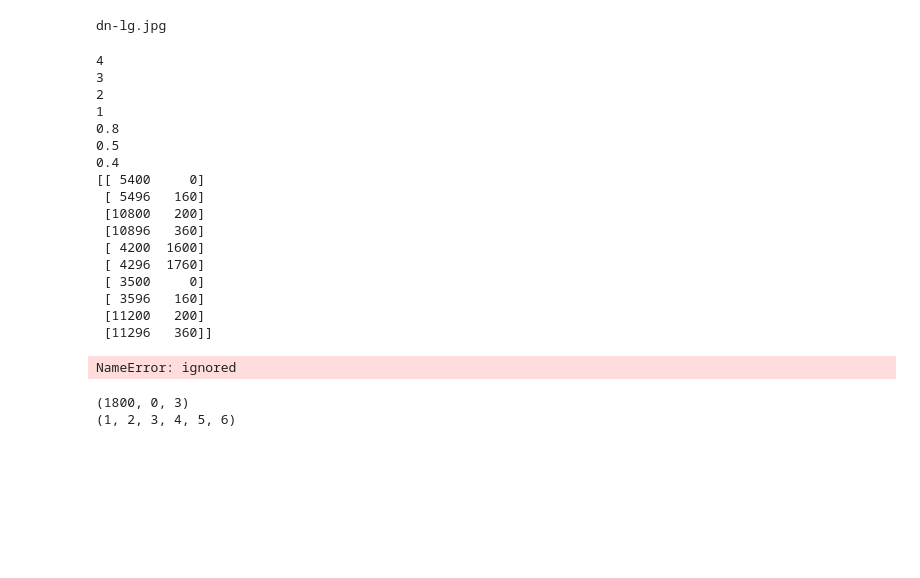
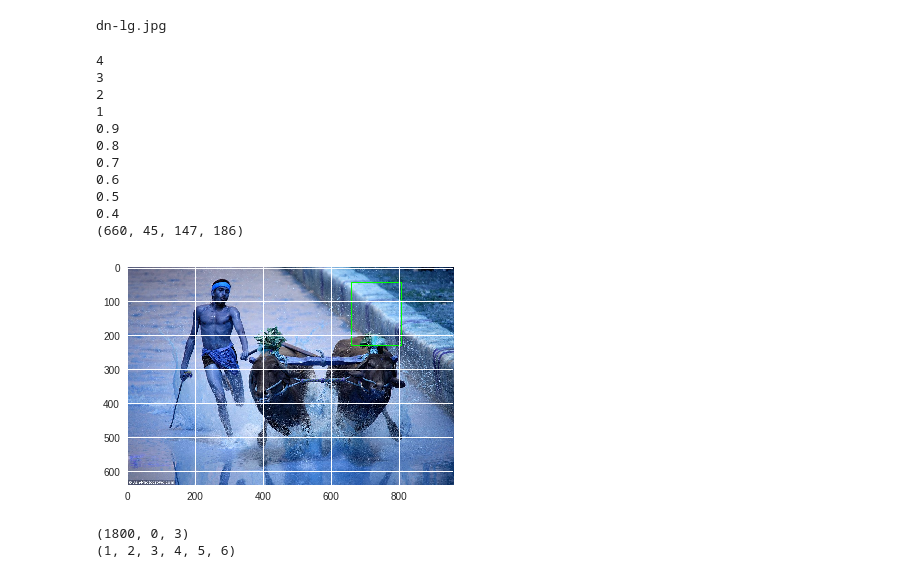
Before and after one commit to Chanokthorn/InriaWithCNN, a Jupyter notebook: SlidingWindowCNNGoogleColab.ipynb, the cells around one changed output. Saved outputs shown, nothing was run; the diff lists cells and outputs as text; code cells hidden in the pictures; blank space fills up the shorter version.

```diff
--- a/SlidingWindowCNNGoogleColab.ipynb
+++ b/SlidingWindowCNNGoogleColab.ipynb
@@ -165,8 +183,8 @@ import operator
 
 CROP_WIDTH = 96
 CROP_HEIGHT = 160
-STRIDE = 50
-COLLECT = 5
+STRIDE = 30
+COLLECT = 10
 
 def normalize(data):
     data = np.divide(data,255)
@@ -190,7 +208,9 @@ def predictHuman(image,scale = 1):
       subimage = Variable(torch.from_numpy(subimage).double().cuda())
       subimage = subimage.unsqueeze(0)
       output = net(subimage)
-      storage[(i,j,scale)] = output.cpu().data.numpy()[0][0]
+      result =  output.cpu().data.numpy()[0][0]
+      if(result >= 0.5):
+        storage[(i,j,scale)] = result
       i += STRIDE
 
     j += STRIDE
@@ -212,12 +232,12 @@ def predictHuman(image,scale = 1):
   return sorted_storage
 # predictHuman(images[0])
 # %%
-AMOUNT_OF_RECTS = 5
+AMOUNT_OF_RECTS = 20
 
 def predictMultiScale(image):
   width = image.shape[1]
   height = image.shape[0]
-  scales = [4,3,2,1,0.8,0.5,0.4]
+  scales = [4,3,2,1,0.9,0.8,0.7,0.6,0.5,0.4]
   storage = {}
   for scale in scales:
     if(scale < 1):
@@ -240,43 +260,38 @@ def locateHuman(image):
     j = a[0][1]
     scale = a[0][2]
 #     coords += ((int(i * scale), int(j * scale)), (int(i * scale) + CROP_WIDTH, int(j * scale) + CROP_HEIGHT) )
-    coords[counter, :] = np.array([int(i * scale), int(j * scale)])
-    coords[counter + 1, :] = np.array([int(i * scale) + CROP_WIDTH, int(j * scale) + CROP_HEIGHT])
+    coords[counter, :] = np.array([int(i / scale), int(j / scale)])
+    coords[counter + 1, :] = np.array([int(i / scale) + CROP_WIDTH, int(j / scale) + CROP_HEIGHT])
     counter += 2
   coords = coords.astype(int)
-  print(coords)
+#   print(coords)
   return coords
-coords = locateHuman(images[5])
+# coords = locateHuman(images[5])
-# %% [output]
-4
-3
-2
-1
-0.8
-0.5
-0.4
-[[ 5400     0]
- [ 5496   160]
- [10800   200]
- [10896   360]
- [ 4200  1600]
- [ 4296  1760]
- [ 3500     0]
- [ 3596   160]
- [11200   200]
- [11296   360]]
 # %%
 %matplotlib inline
 
 def process(image):
-  coords = locateHuman(image)
-  x,y,w,h = cv2.boundingRect(coords)
-  cv2.rectangle(image,(x,y),(w,h),(0,255,0),2)
+  imcopy = image
+  coords = locateHuman(imcopy)
+  x,y,w,h = cv2.boundingRect(coords[0:5])
+  print(x,y,w,h)
+  cv2.rectangle(imcopy,(x,y),(x+w,y+h),(0,255,0),2)
 #   cv2.imshow("Image", image)
-  imgplot = plt.imshow(img)
-process(images[5])
+  imgplot = plt.imshow(imcopy)
+process(images[3])
 # %% [output]
-NameError: ignored
+4
+3
+2
+1
+0.9
+0.8
+0.7
+0.6
+0.5
+0.4
+(660, 45, 147, 186)
+[figure, added]
 # %%
 print(tmp[0:5][0][0])
 a = (1,2,3)
```
Also changed, not shown: parts of 1 cell of this notebook.
